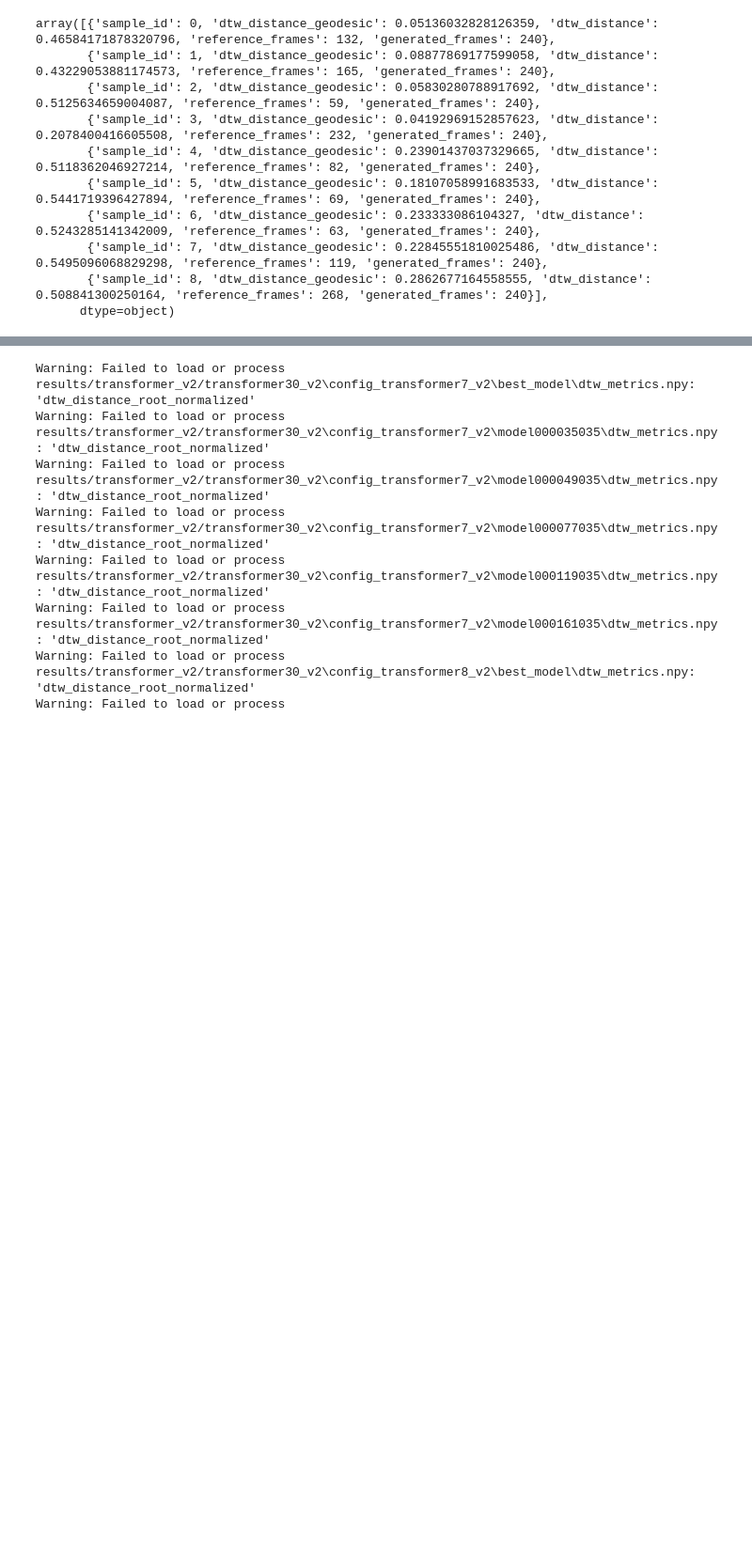
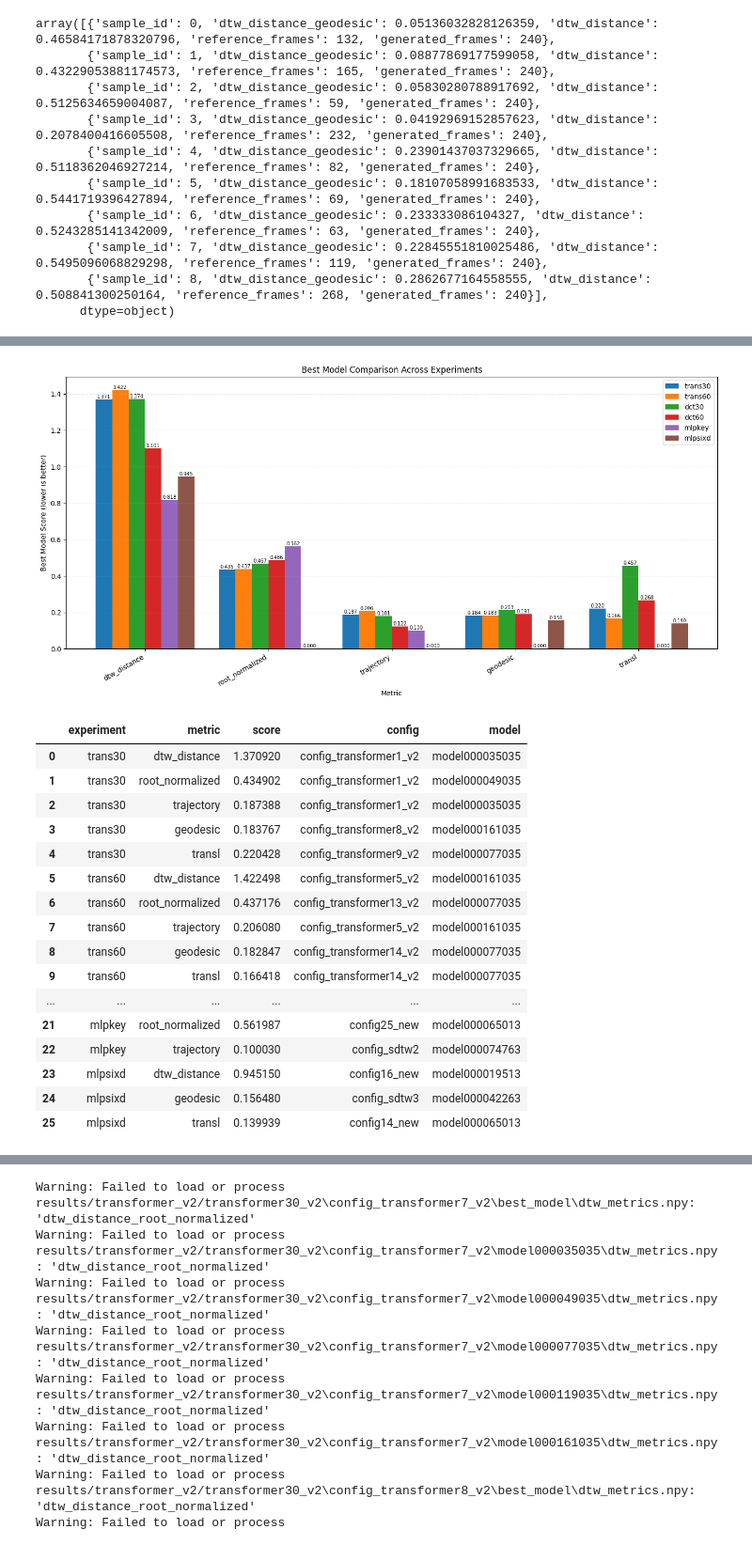
Before and after one commit to Rui1818/3d_motion_generation_cp, a Jupyter notebook: stats.ipynb, the cells around one changed output, grey strips where cells are left out. Shown at 94% size. Drawn from its saved outputs; the diff is of its cells as text; code cells hidden in the pictures; blank space fills up the shorter version.

```diff
--- a/stats.ipynb
+++ b/stats.ipynb
@@ -602,0 +727,32 @@ def plot_best_models(root_folder, key):
+# %%
+df30=collect_all_metrics("results/transformer_v2/transformer30_v2")
+df60=collect_all_metrics("results/transformer_v2/transformer60_v2")
+dfdct30=collect_all_metrics("results/dcttransformer30")
+dfdct60=collect_all_metrics("results/dcttransformer60")
+dfmlp=collect_all_metrics("results/presentation")
+df_mlpkey=collect_all_metrics("results/full_sequences_baseline/keypoints_baseline_with_metrics")
+df_mlpsixd=collect_all_metrics("results/full_sequences_baseline/sixd_baseline_with_metrics")
+# %%
+comparison=[df30, df60, dfdct30, dfdct60, df_mlpkey, df_mlpsixd]
+labels=['trans30', 'trans60', 'dct30', 'dct60', 'mlpkey', 'mlpsixd']
+# %%
+compare_best_models(comparison, labels)
+# %% [output]
+[figure, added]
+|  | experiment | metric | score | config | model |
+| 0 | trans30 | dtw_distance | 1.370920 | config_transformer1_v2 | model000035035 |
+| 1 | trans30 | root_normalized | 0.434902 | config_transformer1_v2 | model000049035 |
+| 2 | trans30 | trajectory | 0.187388 | config_transformer1_v2 | model000035035 |
+| 3 | trans30 | geodesic | 0.183767 | config_transformer8_v2 | model000161035 |
+| 4 | trans30 | transl | 0.220428 | config_transformer9_v2 | model000077035 |
+| 5 | trans60 | dtw_distance | 1.422498 | config_transformer5_v2 | model000161035 |
+| 6 | trans60 | root_normalized | 0.437176 | config_transformer13_v2 | model000077035 |
+| 7 | trans60 | trajectory | 0.206080 | config_transformer5_v2 | model000161035 |
+| 8 | trans60 | geodesic | 0.182847 | config_transformer14_v2 | model000077035 |
+| 9 | trans60 | transl | 0.166418 | config_transformer14_v2 | model000077035 |
+| ... | ... | ... | ... | ... | ... |
+| 21 | mlpkey | root_normalized | 0.561987 | config25_new | model000065013 |
+| 22 | mlpkey | trajectory | 0.100030 | config_sdtw2 | model000074763 |
+| 23 | mlpsixd | dtw_distance | 0.945150 | config16_new | model000019513 |
+| 24 | mlpsixd | geodesic | 0.156480 | config_sdtw3 | model000042263 |
+| 25 | mlpsixd | transl | 0.139939 | config14_new | model000065013 |
```
Also changed, not shown: parts of 4 cells of this notebook, 6 other files.
